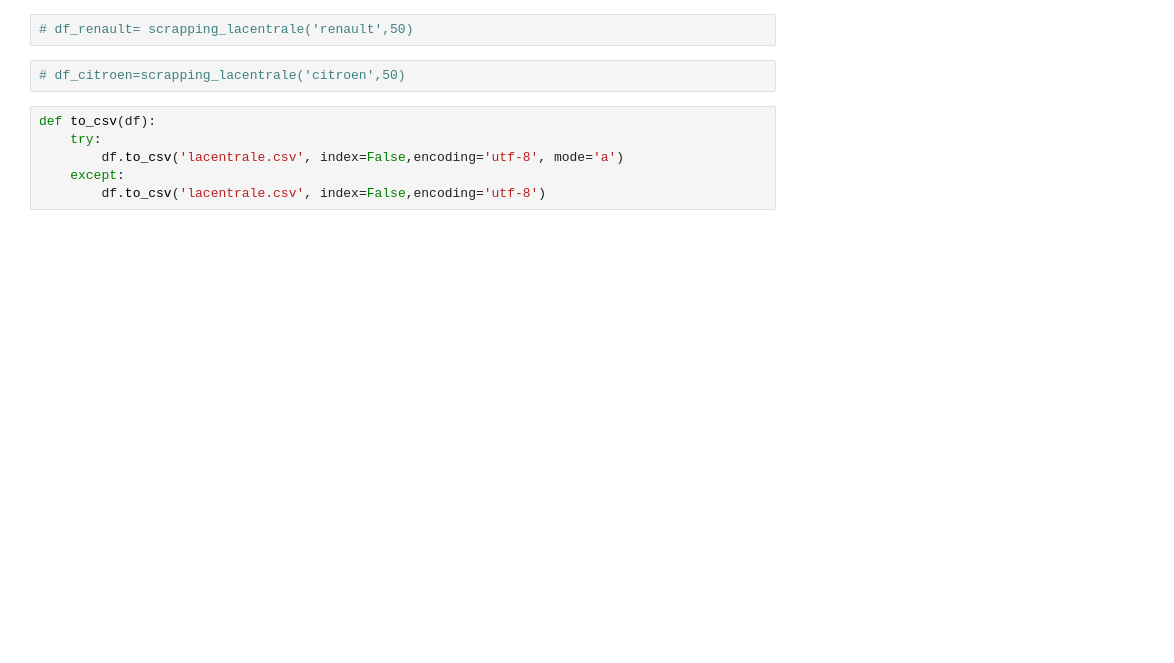
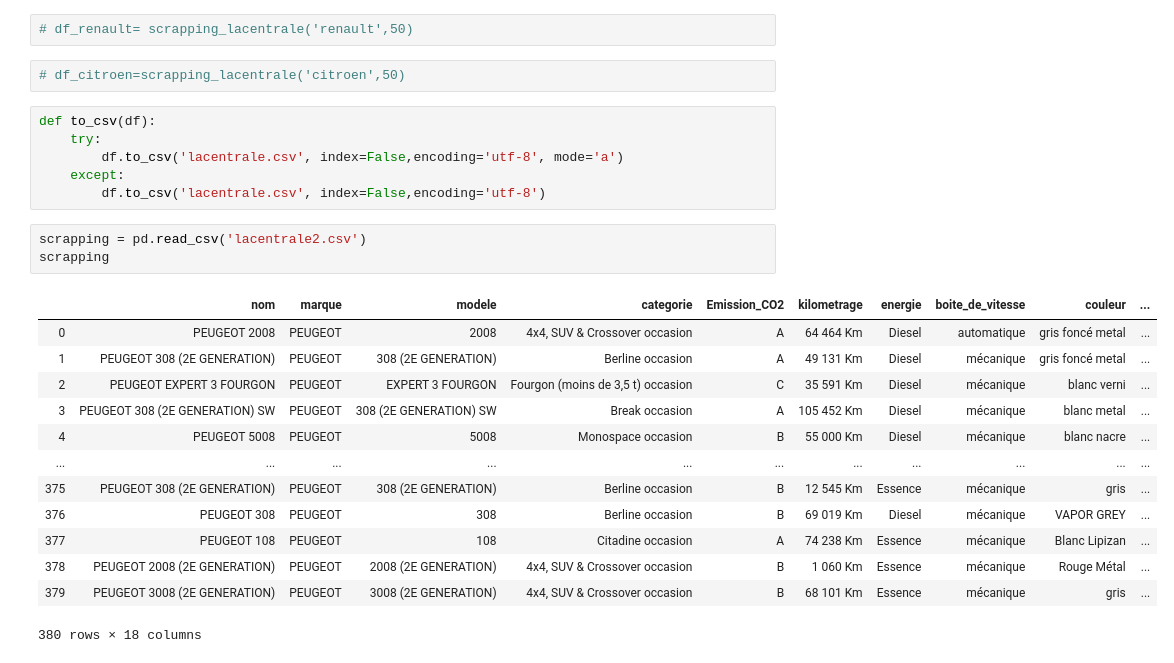
Before and after one commit to hirsiAbdollahi/Modele-regression-comparaison-sites-vente-voitures-d-occasion, a Jupyter notebook: selenium_lacentrale.ipynb, the cells around one changed output. Cells and saved outputs as stored; diff of their text form; blank space fills up the shorter version.

Commit message:
scrapping finale/app flask

```diff
--- a/selenium_lacentrale.ipynb
+++ b/selenium_lacentrale.ipynb
@@ -152,6 +173,23 @@ def to_csv(df):
         df.to_csv('lacentrale.csv', index=False,encoding='utf-8', mode='a')
     except:
         df.to_csv('lacentrale.csv', index=False,encoding='utf-8')
+# %%
+scrapping = pd.read_csv('lacentrale2.csv')
+scrapping
+# %% [output]
+|  | nom | marque | modele | categorie | Emission_CO2 | kilometrage | energie | boite_de_vitesse | couleur | ... |
+| 0 | PEUGEOT 2008 | PEUGEOT | 2008 | 4x4, SUV & Crossover occasion | A | 64 464 Km | Diesel | automatique | gris foncé metal | ... |
+| 1 | PEUGEOT 308 (2E GENERATION) | PEUGEOT | 308 (2E GENERATION) | Berline occasion | A | 49 131 Km | Diesel | mécanique | gris foncé metal | ... |
+| 2 | PEUGEOT EXPERT 3 FOURGON | PEUGEOT | EXPERT 3 FOURGON | Fourgon (moins de 3,5 t) occasion | C | 35 591 Km | Diesel | mécanique | blanc verni | ... |
+| 3 | PEUGEOT 308 (2E GENERATION) SW | PEUGEOT | 308 (2E GENERATION) SW | Break occasion | A | 105 452 Km | Diesel | mécanique | blanc metal | ... |
+| 4 | PEUGEOT 5008 | PEUGEOT | 5008 | Monospace occasion | B | 55 000 Km | Diesel | mécanique | blanc nacre | ... |
+| ... | ... | ... | ... | ... | ... | ... | ... | ... | ... | ... |
+| 375 | PEUGEOT 308 (2E GENERATION) | PEUGEOT | 308 (2E GENERATION) | Berline occasion | B | 12 545 Km | Essence | mécanique | gris | ... |
+| 376 | PEUGEOT 308 | PEUGEOT | 308 | Berline occasion | B | 69 019 Km | Diesel | mécanique | VAPOR GREY | ... |
+| 377 | PEUGEOT 108 | PEUGEOT | 108 | Citadine occasion | A | 74 238 Km | Essence | mécanique | Blanc Lipizan | ... |
+| 378 | PEUGEOT 2008 (2E GENERATION) | PEUGEOT | 2008 (2E GENERATION) | 4x4, SUV & Crossover occasion | B | 1 060 Km | Essence | mécanique | Rouge Métal | ... |
+| 379 | PEUGEOT 3008 (2E GENERATION) | PEUGEOT | 3008 (2E GENERATION) | 4x4, SUV & Crossover occasion | B | 68 101 Km | Essence | mécanique | gris | ... |
+380 rows × 18 columns
 # %%
 def clean_scrapping_centrale(df):
         df['prix'] = df['prix'].str.replace('€', '', regex=True)
```
Also changed, not shown: parts of 7 cells of this notebook, 13 other files.
